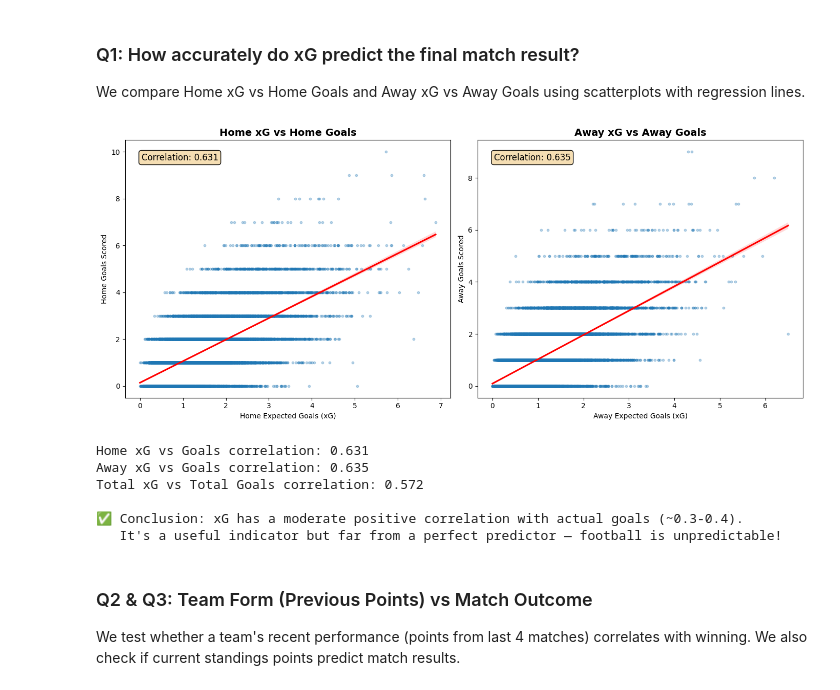
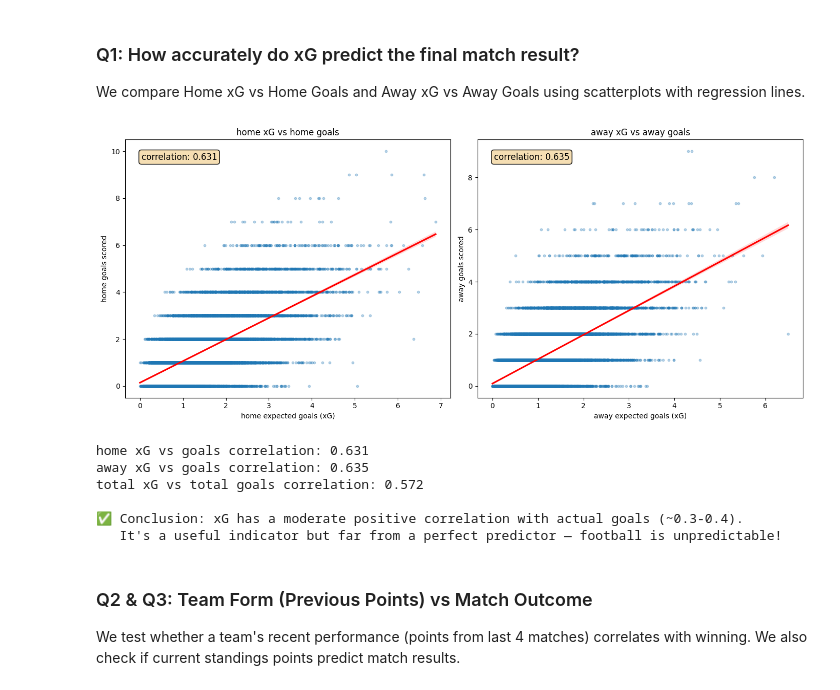
Before and after one commit to magrimuc/prj-2-eda-sql-football-matches-statistics, a Jupyter notebook: octavian_notebook.ipynb, the cells around one changed output. Saved outputs shown, nothing was run; the diff lists cells and outputs as text; code cells hidden in the pictures.

```diff
--- a/octavian_notebook.ipynb
+++ b/octavian_notebook.ipynb
@@ -824,35 +823,35 @@ We compare Home xG vs Home Goals and Away xG vs Away Goals using scatterplots wi
 # %%
 fig, axes = plt.subplots(1, 2, figsize=(14, 6))
 
 # Home
 sns.regplot(ax=axes[0], data=df_clean, x='home_xg', y='home_score', scatter_kws={'alpha': 0.3, 's': 10}, line_kws={'color': 'red'})
-axes[0].set_title('Home xG vs Home Goals', fontsize=14, fontweight='bold')
-axes[0].set_xlabel('Home Expected Goals (xG)')
-axes[0].set_ylabel('Home Goals Scored')
+axes[0].set_title('home xG vs home goals')
+axes[0].set_xlabel('home expected goals (xG)')
+axes[0].set_ylabel('home goals scored')
 corr_home = df_clean['home_xg'].corr(df_clean['home_score'])
-axes[0].text(0.05, 0.95, f'Correlation: {corr_home:.3f}', transform=axes[0].transAxes, fontsize=12, verticalalignment='top', bbox=dict(boxstyle='round', facecolor='wheat'))
+axes[0].text(0.05, 0.95, f'correlation: {corr_home:.3f}', transform=axes[0].transAxes, fontsize=12, verticalalignment='top', bbox=dict(boxstyle='round', facecolor='wheat'))
 
 # Away
 sns.regplot(ax=axes[1], data=df_clean, x='away_xg', y='away_score', scatter_kws={'alpha': 0.3, 's': 10}, line_kws={'color': 'red'})
-axes[1].set_title('Away xG vs Away Goals', fontsize=14, fontweight='bold')
-axes[1].set_xlabel('Away Expected Goals (xG)')
-axes[1].set_ylabel('Away Goals Scored')
+axes[1].set_title('away xG vs away goals')
+axes[1].set_xlabel('away expected goals (xG)')
+axes[1].set_ylabel('away goals scored')
 corr_away = df_clean['away_xg'].corr(df_clean['away_score'])
-axes[1].text(0.05, 0.95, f'Correlation: {corr_away:.3f}', transform=axes[1].transAxes, fontsize=12, verticalalignment='top', bbox=dict(boxstyle='round', facecolor='wheat'))
+axes[1].text(0.05, 0.95, f'correlation: {corr_away:.3f}', transform=axes[1].transAxes, fontsize=12, verticalalignment='top', bbox=dict(boxstyle='round', facecolor='wheat'))
 
 plt.tight_layout()
 plt.show()
 
-print(f"Home xG vs Goals correlation: {corr_home:.3f}")
-print(f"Away xG vs Goals correlation: {corr_away:.3f}")
-print(f"Total xG vs Total Goals correlation: {df_clean['total_xg'].corr(df_clean['total_goals']):.3f}")
+print(f"home xG vs goals correlation: {corr_home:.3f}")
+print(f"away xG vs goals correlation: {corr_away:.3f}")
+print(f"total xG vs total goals correlation: {df_clean['total_xg'].corr(df_clean['total_goals']):.3f}")
 print("\n✅ Conclusion: xG has a moderate positive correlation with actual goals (~0.3-0.4).")
 print("   It's a useful indicator but far from a perfect predictor — football is unpredictable!")
 # %% [output]
-[figure, old version]
+[figure, new version]
-Home xG vs Goals correlation: 0.631
-Away xG vs Goals correlation: 0.635
-Total xG vs Total Goals correlation: 0.572
+home xG vs goals correlation: 0.631
+away xG vs goals correlation: 0.635
+total xG vs total goals correlation: 0.572
 
 ✅ Conclusion: xG has a moderate positive correlation with actual goals (~0.3-0.4).
    It's a useful indicator but far from a perfect predictor — football is unpredictable!
```
Also changed, not shown: parts of 4 cells of this notebook.
